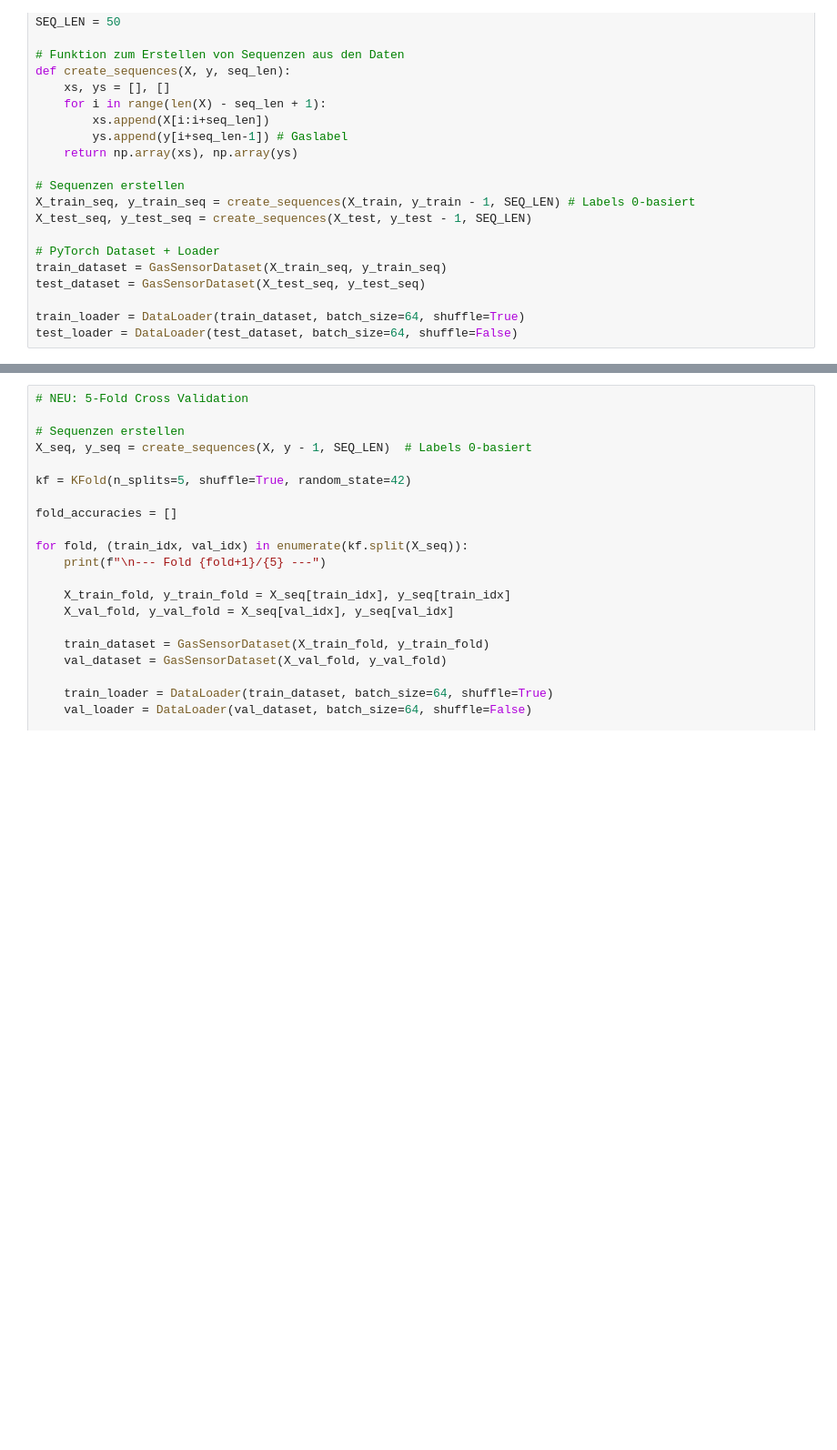
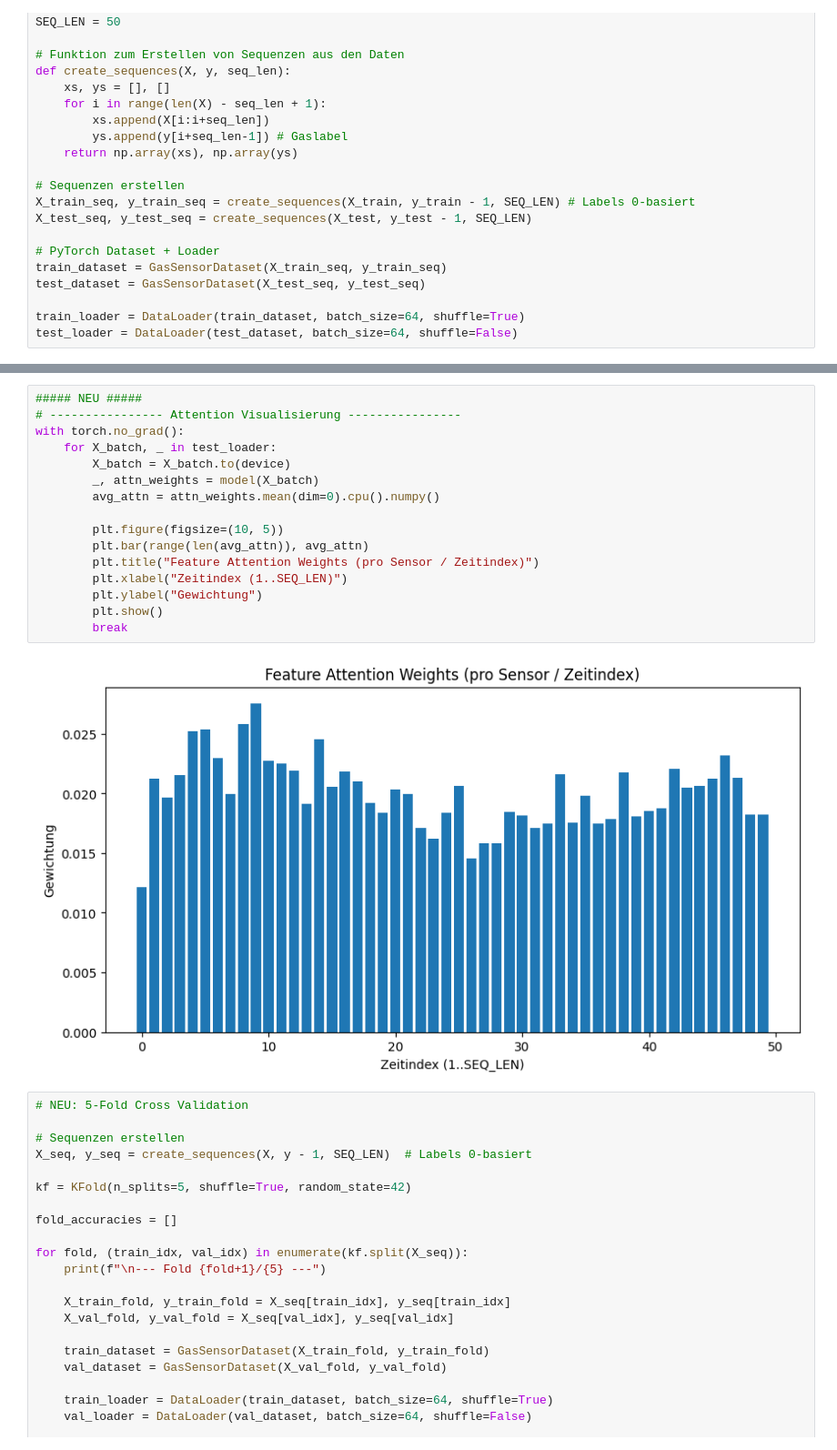
Before and after one commit to VolliBinJackson/gas-sensor-classification, a Jupyter notebook: LSTM.ipynb, the cells around one changed output, grey strips where cells are left out. Shown at 91% size. Saved outputs shown, nothing was run; the diff lists cells and outputs as text; blank space fills up the shorter version.

```diff
--- a/LSTM.ipynb
+++ b/LSTM.ipynb
@@ -218,3 +246,21 @@ Test Accuracy: 0.9784
+# %%
+##### NEU #####
+# ---------------- Attention Visualisierung ----------------
+with torch.no_grad():
+    for X_batch, _ in test_loader:
+        X_batch = X_batch.to(device)
+        _, attn_weights = model(X_batch)
+        avg_attn = attn_weights.mean(dim=0).cpu().numpy()
+
+        plt.figure(figsize=(10, 5))
+        plt.bar(range(len(avg_attn)), avg_attn)
+        plt.title("Feature Attention Weights (pro Sensor / Zeitindex)")
+        plt.xlabel("Zeitindex (1..SEQ_LEN)")
+        plt.ylabel("Gewichtung")
+        plt.show()
+        break
+# %% [output]
+[figure, added]
 # %%
 # NEU: 5-Fold Cross Validation
 
```
Also changed, not shown: parts of 3 cells of this notebook.
